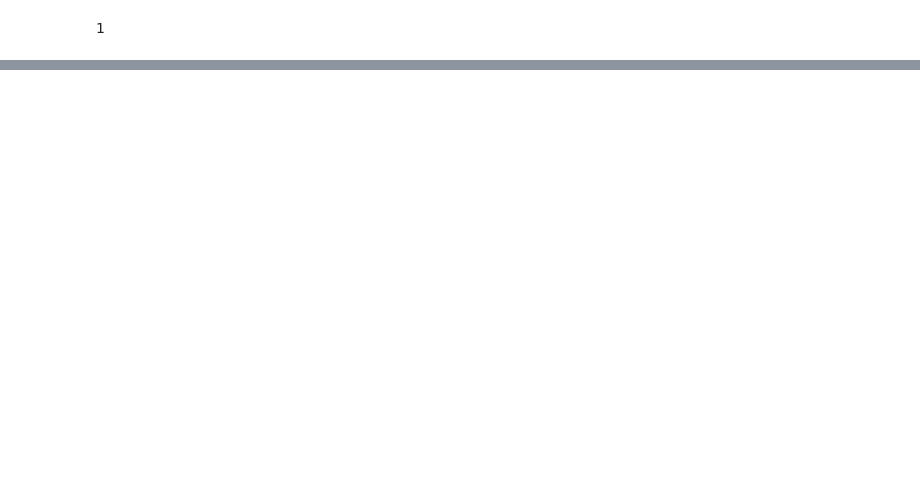
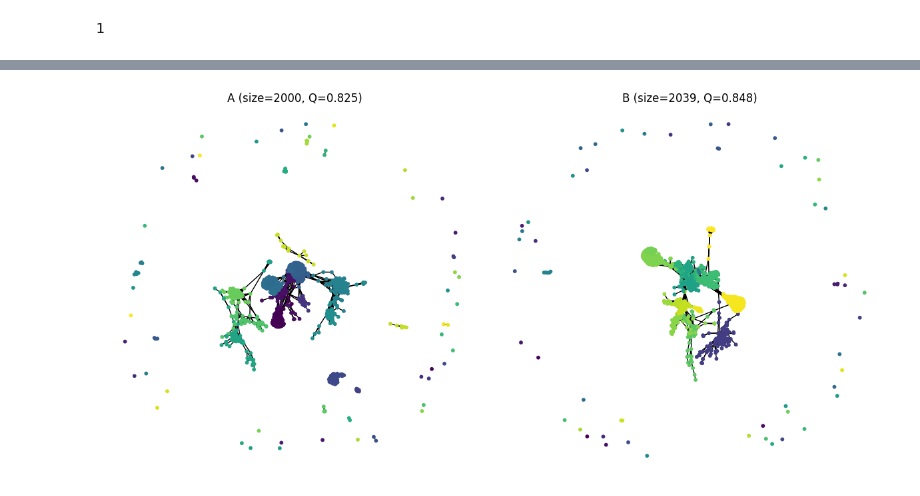
Before and after one commit to NiklasHeikkila/SNA_Project_12bisbis, a Jupyter notebook: project.ipynb, the cells around one changed output, grey strips where cells are left out. Drawn from its saved outputs; the diff is of its cells as text; code cells hidden in the pictures; blank space fills up the shorter version.

```diff
--- a/project.ipynb
+++ b/project.ipynb
@@ -53,0 +387,79 @@ ModuleNotFoundError: No module named 'networkx'
+# %%
+results = []
+community_tables = {}
+
+def community_stats(G, communities):
+    rows = []
+    for i, c in enumerate(communities):
+        subG = G.subgraph(c)
+        n = subG.number_of_nodes()
+        clustering = nx.average_clustering(subG)
+
+        if nx.is_connected(subG):
+            diameter = nx.diameter(subG)
+            avg_path = nx.average_shortest_path_length(subG)
+        else:
+            largest_cc = max(nx.connected_components(subG), key=len)
+            subG = subG.subgraph(largest_cc)
+            diameter = nx.diameter(subG)
+            avg_path = nx.average_shortest_path_length(subG)
+
+        rows.append([i, n, clustering, diameter, avg_path])
+
+    return pd.DataFrame(rows, columns=[
+        "community", "num_nodes", "clustering", "diameter", "avg_path_length"
+    ])
+
+def node_colors(G, communities):
+    cmap = {}
+    for i, c in enumerate(communities):
+        for n in c:
+            cmap[n] = i
+    return [cmap[n] for n in G.nodes()]
+
+for size in sizes:
+    A_nodes = set(random.sample(nodes, size))
+    B_nodes = set(nodes) - A_nodes
+
+    GA_u = G.subgraph(A_nodes).to_undirected()
+    GB_u = G.subgraph(B_nodes).to_undirected()
+
+    comms_A = louvain_communities(GA_u, seed=42)
+    comms_B = louvain_communities(GB_u, seed=42)
+
+    mod_A = modularity(GA_u, comms_A)
+    mod_B = modularity(GB_u, comms_B)
+
+    cond_A = avg_conductance(GA_u, comms_A)
+    cond_B = avg_conductance(GB_u, comms_B)
+
+    results.append(["A", size, len(comms_A), mod_A, cond_A])
+    results.append(["B", len(B_nodes), len(comms_B), mod_B, cond_B])
+
+    # store per-community tables
+    community_tables[f"A_{size}"] = community_stats(GA_u, comms_A)
+    community_tables[f"B_{len(B_nodes)}"] = community_stats(GB_u, comms_B)
+
+    # --- visualize only for one size (e.g. 2000) to avoid clutter ---
+    if size == 2000:
+        fig, axes = plt.subplots(1, 2, figsize=(12, 6))
+
+        nx.draw(GA_u, node_color=node_colors(GA_u, comms_A),
+                node_size=10, with_labels=False, ax=axes[0])
+        axes[0].set_title(f"A (size={size}, Q={mod_A:.3f})")
+
+        nx.draw(GB_u, node_color=node_colors(GB_u, comms_B),
+                node_size=10, with_labels=False, ax=axes[1])
+        axes[1].set_title(f"B (size={len(B_nodes)}, Q={mod_B:.3f})")
+
+        plt.tight_layout()
+        plt.show()
+
+# --- summary table ---
+df_summary = pd.DataFrame(results, columns=[
+    "Sample", "Size", "#communities", "Modularity", "Avg Conductance"
+])
+
+print(df_summary)
+# %% [output]
+[figure, added]
```
Also changed, not shown: parts of 15 cells of this notebook.
